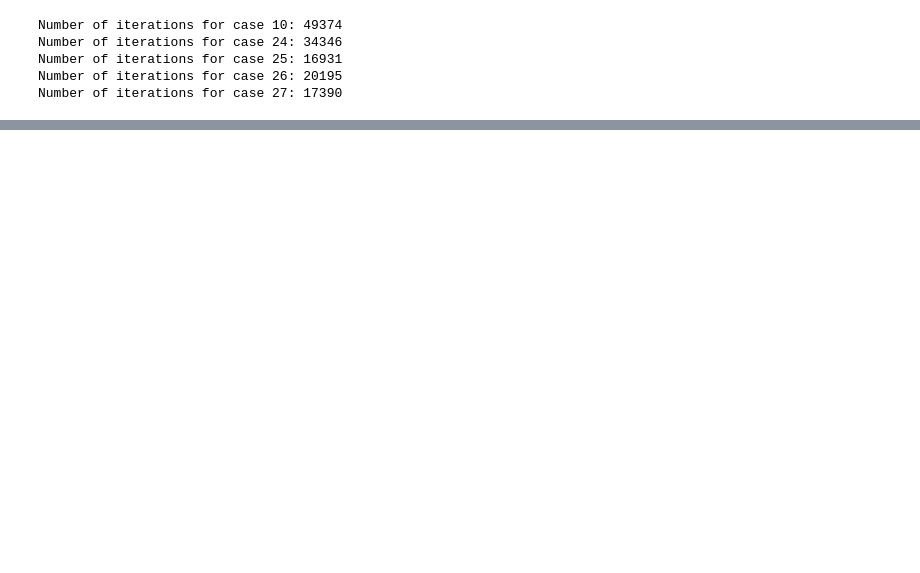
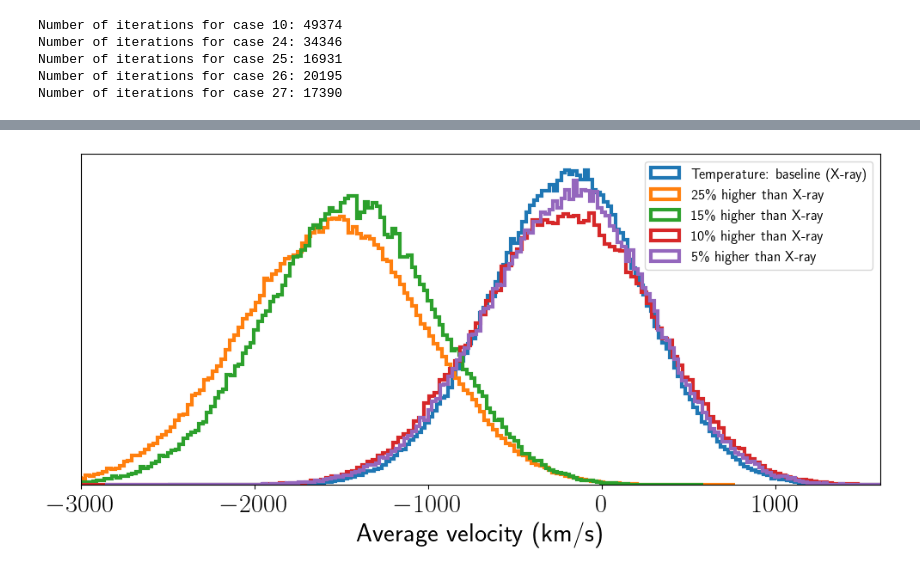
Before and after one commit to guanyilun/multi-freq-bridge, a Jupyter notebook: notebooks/result_compare.ipynb, the cells around one changed output, grey strips where cells are left out. Cells and saved outputs as stored; diff of their text form; code cells hidden in the pictures; blank space fills up the shorter version.

```diff
--- a/notebooks/result_compare.ipynb
+++ b/notebooks/result_compare.ipynb
@@ -449,19 +494,18 @@ plt.show()
 # %%
-
-case_labels = ["Baseline (X-ray)",
-               r"25% higher than X-ray",
-               r"15% higher than X-ray",
-               r"10% higher than X-ray",
-               r"5% higher than X-ray"]
-
-plt.figure(figsize=(13, 5))
-for i, (samples, case_name) in enumerate(cases):
-    vavg = samples[:, param_indices['fil_vavg']]
-    plt.hist(vavg, bins=100, alpha=1, label=case_labels[i], density=True, lw=2, histtype='step')
+# average velocity histograms for each case
+plt.figure(figsize=(12, 5))
+plt.hist(samples_case10[:, param_indices['fil_vavg']], bins=200, alpha=1, label=case_labels[0], density=True, histtype='step', lw=3)
+plt.hist(samples_case24[:, param_indices['fil_vavg']], bins=200, alpha=1, label=case_labels[1], density=True, histtype='step', lw=3)
+plt.hist(samples_case25[:, param_indices['fil_vavg']], bins=200, alpha=1, label=case_labels[2], density=True, histtype='step', lw=3)
+plt.hist(samples_case26[:, param_indices['fil_vavg']], bins=200, alpha=1, label=case_labels[3], density=True, histtype='step', lw=3)
+plt.hist(samples_case27[:, param_indices['fil_vavg']], bins=200, alpha=1, label=case_labels[4], density=True, histtype='step', lw=3)
 plt.xlabel('Average velocity (km/s)')
-plt.ylabel('Density')
-plt.title('Filament vavg Distributions')
-plt.legend(fontsize=14)
-plt.xlim(-3500, 2000)
-#plt.savefig(f"{cf_path}/filament_vavg_distributions.png")
+plt.legend(fontsize=12)
+plt.gca().set_yticks([])
+#plt.savefig("average_velocity_distributions.png", bbox_inches='tight')
+plt.xlim(-3000, 1600)
 plt.show()
+# Plotting the Compton y distributions for each case
+# Plot the Compton y distributions for each case
+# %% [output]
+[figure, added]
```
Also changed, not shown: parts of 7 cells of this notebook, 3 other files.
